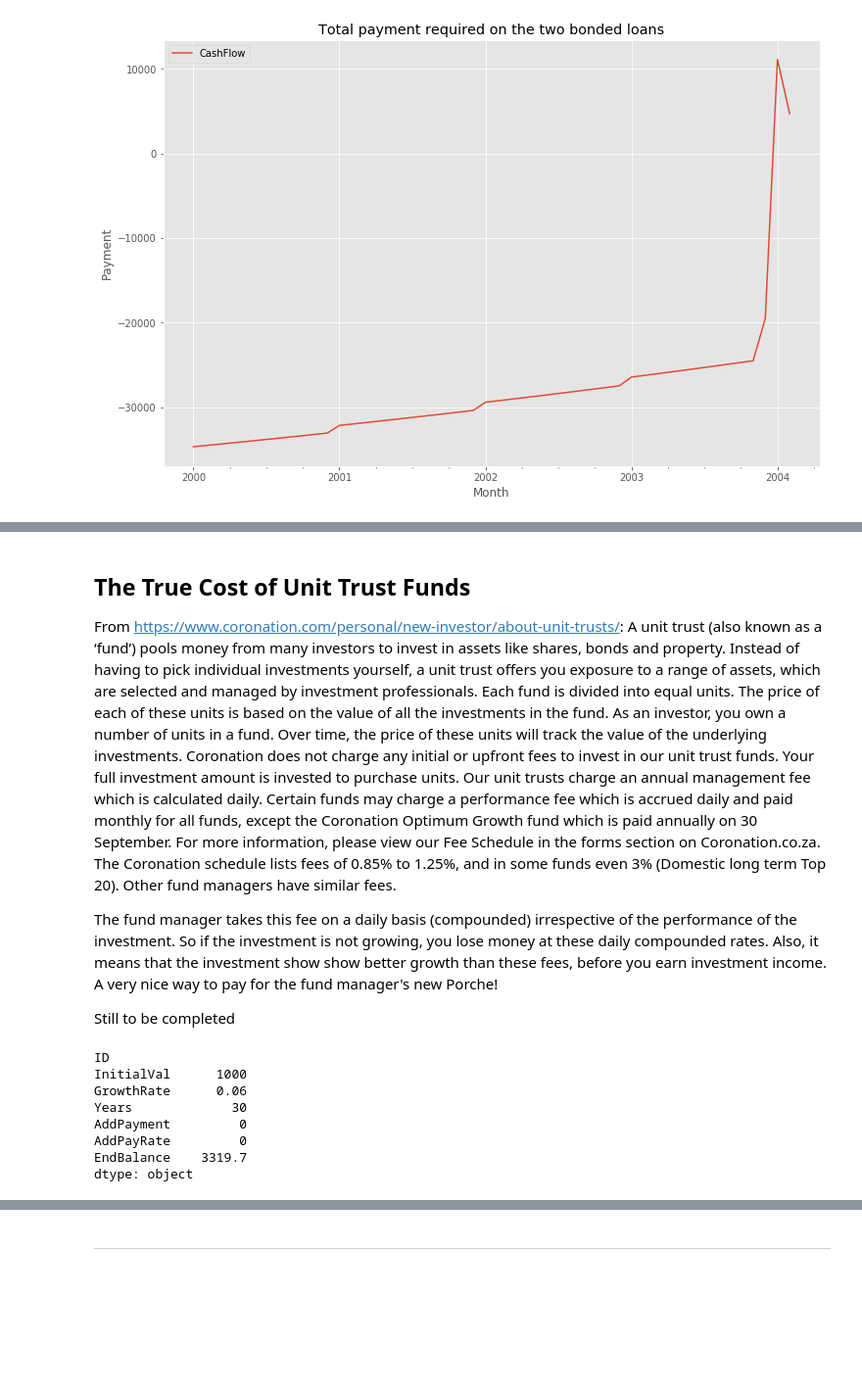
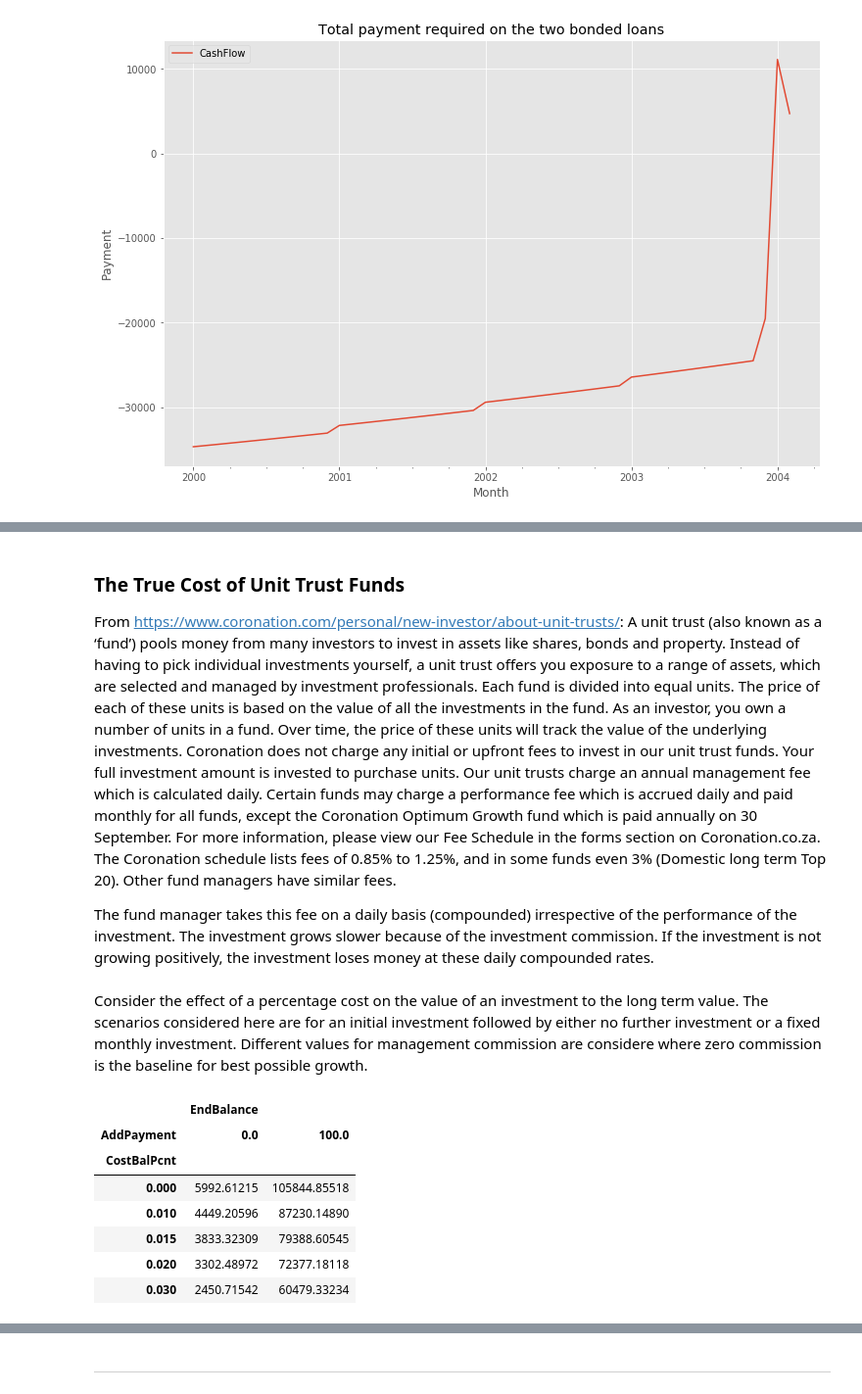
Before and after one commit to NelisW/RetirementPlanning, a Jupyter notebook: PersonalFinancialPlanning.ipynb, the cells around one changed output, grey strips where cells are left out. Shown at 98% size. Saved outputs shown, nothing was run; the diff lists cells and outputs as text; code cells hidden in the pictures; blank space fills up the shorter version.

Commit message:
Added analysis of the cost of commission on fund value to investments

```diff
--- a/PersonalFinancialPlanning.ipynb
+++ b/PersonalFinancialPlanning.ipynb
@@ -445,9 +453,9 @@ def annIncreaseTable(value, increasepyear, numcycles, start_date=date(2000,1,1),
 # %%
 # to evaluate the tax benefits
 def bondtaxsavingsanalysis(principal,interest_rate,bondyears,taxrate,rentpmonth,
-                           increasepyear,numAnnPayments=12,addpayment=0,addpayrate=0):
+                           increasepyear,cyclesPerAnnum=12,addpayment=0,addpayrate=0):
 
-    reqpayment = round(np.pmt(interest_rate/numAnnPayments, bondyears*numAnnPayments, principal), 2)
+    reqpayment = round(np.pmt(interest_rate/cyclesPerAnnum, bondyears*cyclesPerAnnum, principal), 2)
 
     # calculate the mortgage
     df, stats = amortisation_table(
@@ -456,7 +464,7 @@ def bondtaxsavingsanalysis(principal,interest_rate,bondyears,taxrate,rentpmonth,
         bondyears=bondyears,
         reqpayment = reqpayment,
         addpayment=addpayment,
-        numAnnPayments=numAnnPayments,
+        cyclesPerAnnum=cyclesPerAnnum,
         start_date=date(2000, 1,1),
         addpayrate=addpayrate)
 
@@ -638,7 +646,7 @@ def annual_interest(schedule, stats):
     label="{} years at {}% with additional payment of {:.0f}".format(stats['BondYears'], stats['Interest Rate']*100, stats['AddPayment'])
     return annint, label
 # %%
-def calc_scenarios(scenarios,numAnnPayments=12,paymentSign=1):
+def calc_scenarios(scenarios,cyclesPerAnnum=12,paymentSign=1):
     """Given a scenario dictionary calculate bond schedules and statistics
     """
     schedules = {}
@@ -647,8 +655,8 @@ def calc_scenarios(scenarios,numAnnPayments=12,paymentSign=1):
     for scenario in scenarios.keys():
         if 'reqPayment' not in scenarios[scenario].keys():
             scenarios[scenario]['reqPayment'] = \
-                paymentSign * round(np.pmt(scenarios[scenario]['intr'] / numAnnPayments,
-                              scenarios[scenario]['years'] * numAnnPayments,
+                paymentSign * round(np.pmt(scenarios[scenario]['intr'] / cyclesPerAnnum,
+                              scenarios[scenario]['years'] * cyclesPerAnnum,
                               scenarios[scenario]['princ']), 2);
 
         schedules[scenario], stats[scenario] = amortisation_table(
@@ -657,7 +665,7 @@ def calc_scenarios(scenarios,numAnnPayments=12,paymentSign=1):
                         scenarios[scenario]['years'],
                         scenarios[scenario]['reqPayment'],
                         scenarios[scenario]['addPayment'],
-                        numAnnPayments=12
+                        cyclesPerAnnum=12
                     );
     return schedules,stats
 # %% [markdown]
@@ -755,10 +763,10 @@ The calculation is as follows:
 
 def rentalProperty(principal,interest_rate,bondyears,calcyears,rentpmonth,rentpermonthInc,agentPcnt,levy,
                    ratesnt,levyInc,ratesntInc,maintPcnt,
-                   taxrate,riskPcnt=0,numAnnPayments=12,doplot=False,start_date=date(2000, 1,1),
+                   taxrate,riskPcnt=0,cyclesPerAnnum=12,doplot=False,start_date=date(2000, 1,1),
                    ID=''):
 
-    reqpayment = round(np.pmt(rate=interest_rate/numAnnPayments, nper=bondyears*numAnnPayments,
+    reqpayment = round(np.pmt(rate=interest_rate/cyclesPerAnnum, nper=bondyears*cyclesPerAnnum,
                               pv=principal, fv=0, when='end'),2)
 
 
@@ -767,20 +775,20 @@ def rentalProperty(principal,interest_rate,bondyears,calcyears,rentpmonth,rentpe
         interest_rate=interest_rate,
         bondyears=bondyears,
         reqpayment = reqpayment,
-        numAnnPayments=numAnnPayments,
+        cyclesPerAnnum=cyclesPerAnnum,
         start_date=start_date,
         ID=ID,
         )
     numcycles = stats['Num Payments']
 
     # if loan is paid off before end of the term add zero-content lines
-    if numcycles < calcyears * numAnnPayments + 1:
+    if numcycles < calcyears * cyclesPerAnnum + 1:
         if numcycles == 0:
             df = pd.DataFrame()
             curdate = start_date
         else:
             curdate = stats['Payoff Date']
-        while numcycles < calcyears * numAnnPayments + 1:
+        while numcycles < calcyears * cyclesPerAnnum + 1:
             # add additional lines with zero interest costs
             dic =  OrderedDict([('Month',curdate),
                            ('Period', numcycles+1),
@@ -1261,5 +1382,5 @@ axes.set_title("Total payment required on the two bonded loans");
 # %% [markdown]
-## The True Cost of Unit Trust Funds
+### The True Cost of Unit Trust Funds
 
 
 From
@@ -1268,7 +1389,4 @@ A unit trust (also known as a ‘fund’) pools money from many investors to inv
 Coronation does not charge any initial or upfront fees to invest in our unit trust funds. Your full investment amount is invested to purchase units. Our unit trusts charge an annual management fee which is calculated daily. Certain funds may charge a performance fee which is accrued daily and paid monthly for all funds, except the Coronation Optimum Growth fund which is paid annually on 30 September. For more information, please view our Fee Schedule in the forms section on Coronation.co.za.
 The Coronation schedule lists fees of 0.85% to 1.25%, and in some funds even 3% (Domestic long term Top 20). Other fund managers have similar fees.
 
-The fund manager takes this fee on a daily basis (compounded) irrespective of the performance of the investment. So if the investment is not growing, you lose money at these daily compounded rates. Also, it means that the investment show show better growth than these fees, before you earn investment income.   A very nice way to pay for the fund manager's new Porche!
-
-
-Still to be completed
+The fund manager takes this fee on a daily basis (compounded) irrespective of the performance of the investment. The investment grows slower because of the investment commission. If the investment is not growing positively, the investment loses money at these daily compounded rates.
@@ -1383,23 +1393,34 @@ def investment_table(initialvalue, growthrate, termyears, addpayment=0, addpayme
+# %% [markdown]
+Consider the effect of a percentage cost on the value of an investment to the long term value.
+The scenarios considered here are for an initial investment followed by either no further investment or a fixed monthly investment.
+Different values for management commission are considere where zero commission is the baseline for best possible growth.
 # %%
 initialvalue = 1000
 growthrate = 0.06
 termyears = 30
-addpayment = 0
+addpayments = [0,100]
 addpaymentrate = 0.
-costBalPcnt = 0.02
-numAnnPayments=365.25
-# numAnnPayments=12
+costBalPcnts = [0.0, 0.01, 0.015, 0.02, 0.03]
+cyclesPerAnnum = 12
 
-schedule, stats = investment_table(initialvalue, growthrate, termyears, addpayment=addpayment,
+dfSum = pd.DataFrame()
+
+for addpayment in addpayments:
+    for costBalPcnt in costBalPcnts:
+        schedule, stats = investment_table(initialvalue, growthrate, termyears, addpayment=addpayment,
                                    addpaymentrate=addpaymentrate,costBalPcnt=costBalPcnt,ID='',
-                                  numAnnPayments=numAnnPayments)
-print(stats)
+                                  cyclesPerAnnum=cyclesPerAnnum)
+
+        # append all summaries into single df
+        dfSum = dfSum.append(stats,ignore_index=True)
-# %% [output]
-ID
-InitialVal      1000
-GrowthRate      0.06
-Years             30
-AddPayment         0
-AddPayRate         0
-EndBalance    3319.7
-dtype: object
+# %%
+pd.pivot_table(dfSum, index=['CostBalPcnt'],values=['EndBalance'],columns=['AddPayment'])
+# %% [output]
+|  | EndBalance |  |
+| AddPayment | 0.0 | 100.0 |
+| CostBalPcnt |  |  |
+| 0.000 | 5992.61215 | 105844.85518 |
+| 0.010 | 4449.20596 | 87230.14890 |
+| 0.015 | 3833.32309 | 79388.60545 |
+| 0.020 | 3302.48972 | 72377.18118 |
+| 0.030 | 2450.71542 | 60479.33234 |
```
Also changed, not shown: parts of 17 cells of this notebook.
